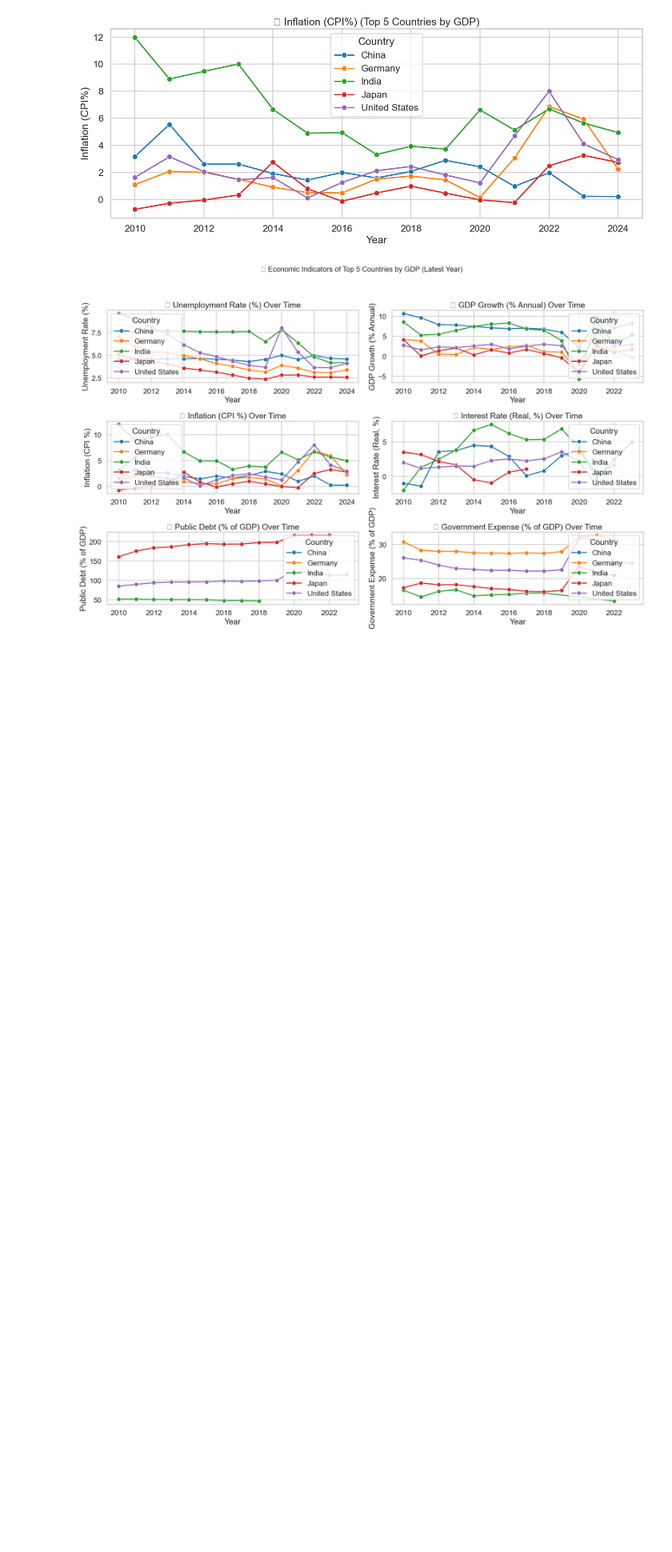
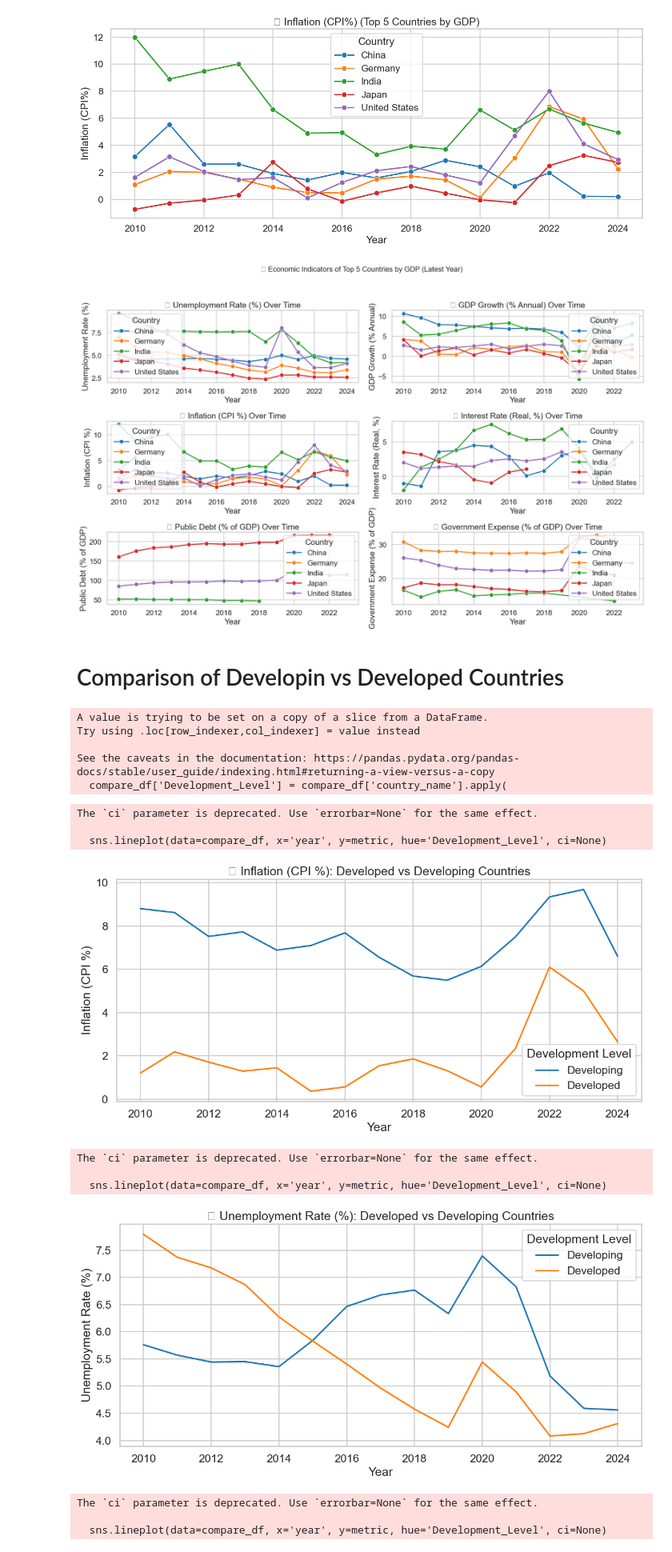
Before and after one commit to Monkey-D-luffy-beep/Global-Economic-Indicators-2010-2025---World-bank--jupyter-notebook, a Jupyter notebook: main.ipynb, the cells around one changed output. Shown at 80% size. Saved outputs shown, nothing was run; the diff lists cells and outputs as text; code cells hidden in the pictures; blank space fills up the shorter version.

```diff
--- a/main.ipynb
+++ b/main.ipynb
@@ -275,3 +275,47 @@ plt.tight_layout(rect=[0, 0.03, 1, 0.95])  # Leave space for main title
 plt.show()
 # %% [output]
 [figure]
+# %% [markdown]
+# Comparison of Developin vs Developed Countries
+# %%
+developed_countries = ['United States', 'Germany', 'Japan', 'France', 'United Kingdom']
+developing_countries = ['India', 'Brazil', 'Indonesia', 'Nigeria', 'Bangladesh']
+# %%
+
+selected_countries = developed_countries + developing_countries
+compare_df = df[df['country_name'].isin(selected_countries)]
+# %%
+compare_df['Development_Level'] = compare_df['country_name'].apply(
+    lambda x: 'Developed' if x in developed_countries else 'Developing'
+)
+# %% [output]
+A value is trying to be set on a copy of a slice from a DataFrame.
+Try using .loc[row_indexer,col_indexer] = value instead
+
+See the caveats in the documentation: https://pandas.pydata.org/pandas-docs/stable/user_guide/indexing.html#returning-a-view-versus-a-copy
+  compare_df['Development_Level'] = compare_df['country_name'].apply(
+# %%
+metrics = ['Inflation (CPI %)', 'Unemployment Rate (%)', 'Public Debt (% of GDP)']
+
+for metric in metrics:
+    plt.figure(figsize=(12, 6))
+    sns.lineplot(data=compare_df, x='year', y=metric, hue='Development_Level', ci=None)
+    plt.title(f"📊 {metric}: Developed vs Developing Countries")
+    plt.xlabel("Year")
+    plt.ylabel(metric)
+    plt.grid(True)
+    plt.legend(title='Development Level')
+    plt.tight_layout()
+    plt.show()
+# %% [output]
+The `ci` parameter is deprecated. Use `errorbar=None` for the same effect.
+
+  sns.lineplot(data=compare_df, x='year', y=metric, hue='Development_Level', ci=None)
+[figure, added]
+The `ci` parameter is deprecated. Use `errorbar=None` for the same effect.
+
+  sns.lineplot(data=compare_df, x='year', y=metric, hue='Development_Level', ci=None)
+[figure, added]
+The `ci` parameter is deprecated. Use `errorbar=None` for the same effect.
+
+  sns.lineplot(data=compare_df, x='year', y=metric, hue='Development_Level', ci=None)
```
Also changed, not shown: parts of 7 cells of this notebook, 1 other file.
